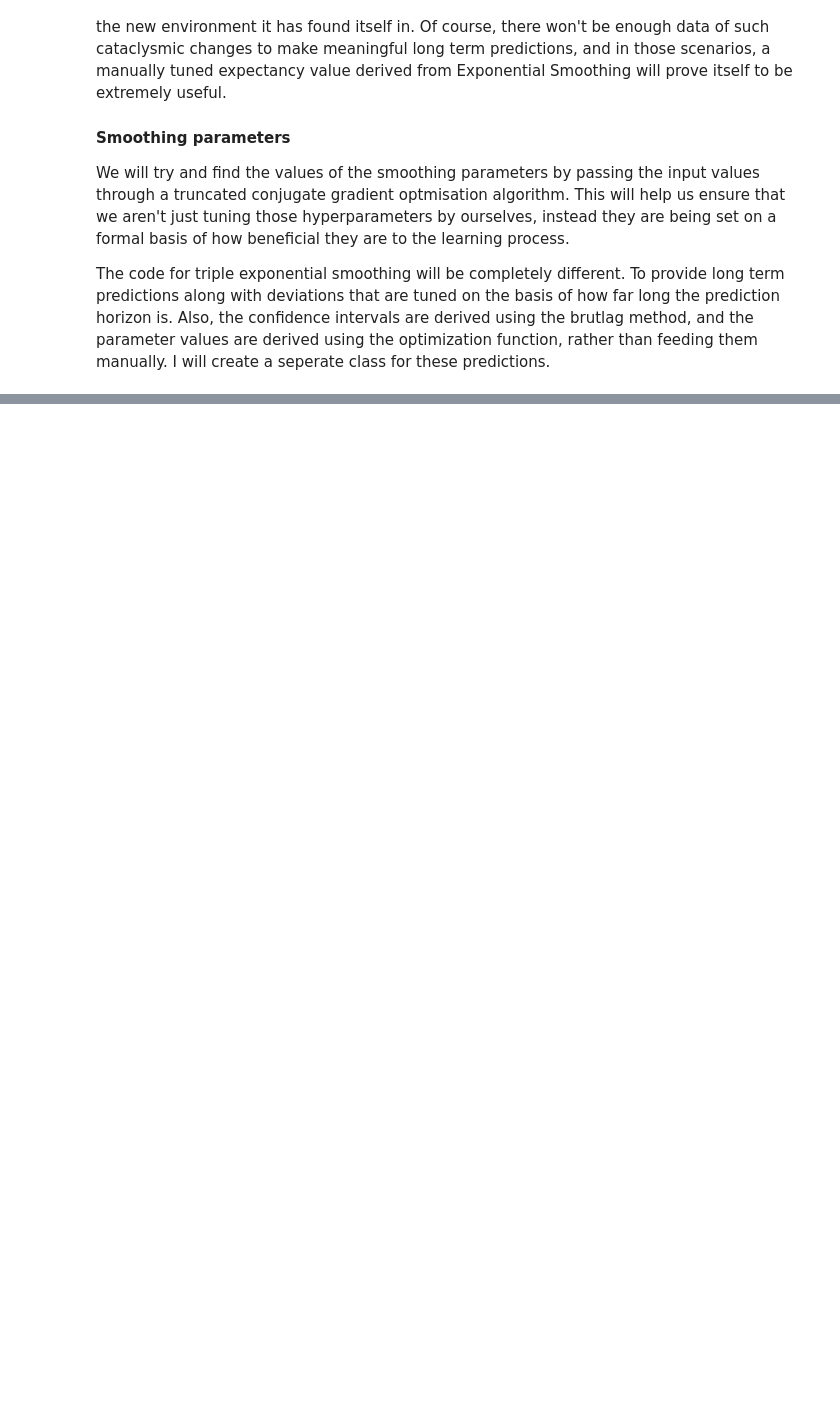
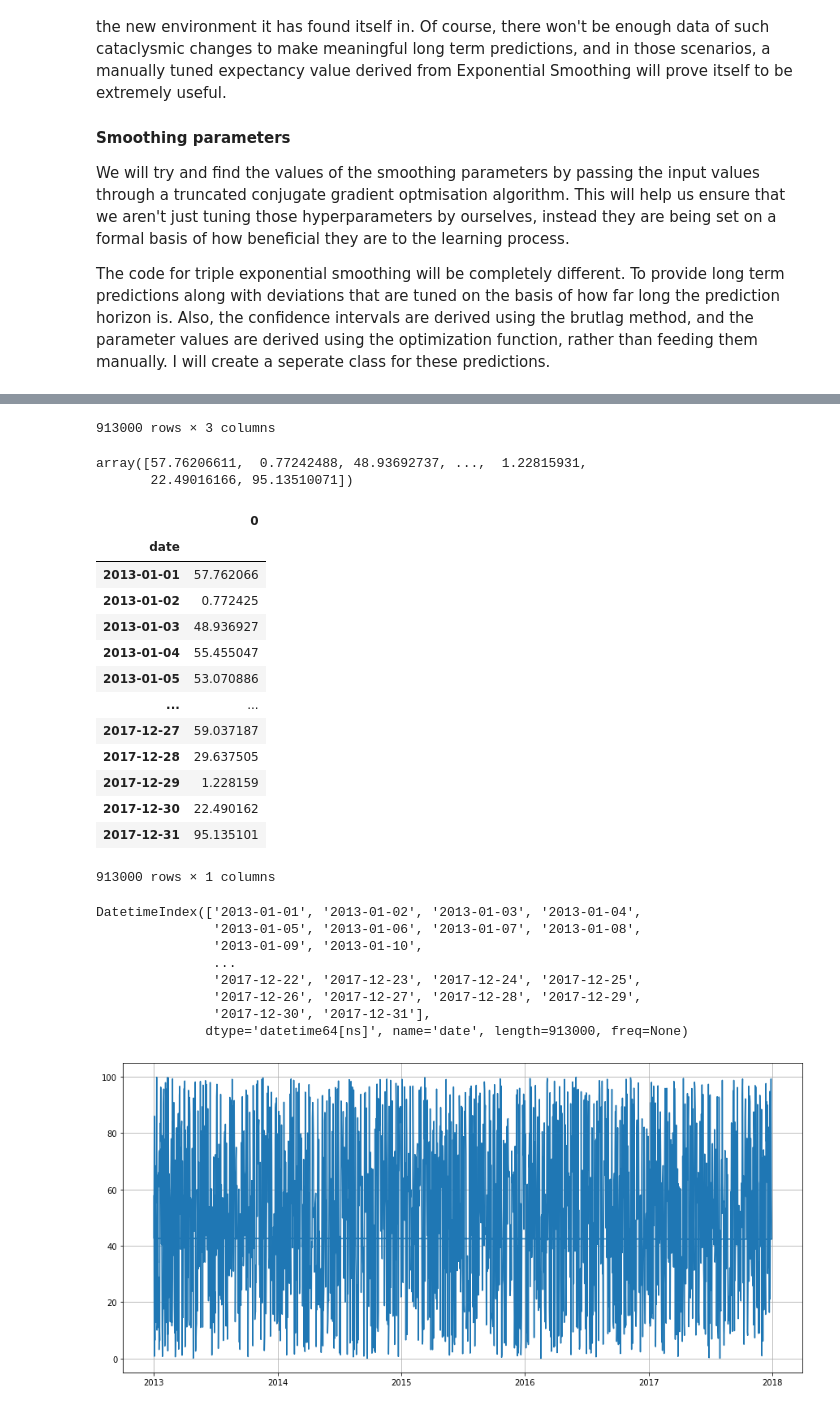
Before and after one commit to Shivanshu17/Item_Demand_Forecasting, a Jupyter notebook: demand_forecasting.ipynb, the cells around one changed output, grey strips where cells are left out. Drawn from its saved outputs; the diff is of its cells as text; code cells hidden in the pictures; blank space fills up the shorter version.

```diff
--- a/demand_forecasting.ipynb
+++ b/demand_forecasting.ipynb
@@ -561,0 +819,19 @@ class Triple_ES:
+# %%
+store_chain_train_df = pd.read_csv('/kaggle/input/demand-forecasting-kernels-only/train.csv')
+datewise_train = store_chain_train_df.set_index('date')
+display(datewise_train)
+any_array = np.random.rand(len(store_chain_train_df)) * 100
+display(any_array)
+any_array = pd.DataFrame(any_array)
+any_df2 = np.random.rand(len(store_chain_train_df)) * 100
+any_df2 = pd.DataFrame(any_df2)
+any_array.index = datewise_train.index
+any_array.index = pd.to_datetime(any_array.index)
+display(any_array)
+any_df2.index = any_array.index
+print(any_df2.index)
+
+plt.figure(figsize = (15,7))
+plt.plot(any_array.iloc[:1900])
+plt.show()
+# %% [output]
@@ -561,0 +851,26 @@ class Triple_ES:
+913000 rows × 3 columns
+array([57.76206611,  0.77242488, 48.93692737, ...,  1.22815931,
+       22.49016166, 95.13510071])
+|  | 0 |
+| date |  |
+| 2013-01-01 | 57.762066 |
+| 2013-01-02 | 0.772425 |
+| 2013-01-03 | 48.936927 |
+| 2013-01-04 | 55.455047 |
+| 2013-01-05 | 53.070886 |
+| ... | ... |
+| 2017-12-27 | 59.037187 |
+| 2017-12-28 | 29.637505 |
+| 2017-12-29 | 1.228159 |
+| 2017-12-30 | 22.490162 |
+| 2017-12-31 | 95.135101 |
+913000 rows × 1 columns
+DatetimeIndex(['2013-01-01', '2013-01-02', '2013-01-03', '2013-01-04',
+               '2013-01-05', '2013-01-06', '2013-01-07', '2013-01-08',
+               '2013-01-09', '2013-01-10',
+               ...
+               '2017-12-22', '2017-12-23', '2017-12-24', '2017-12-25',
+               '2017-12-26', '2017-12-27', '2017-12-28', '2017-12-29',
+               '2017-12-30', '2017-12-31'],
+              dtype='datetime64[ns]', name='date', length=913000, freq=None)
+[figure, added]
```
Also changed, not shown: parts of 21 cells of this notebook.
